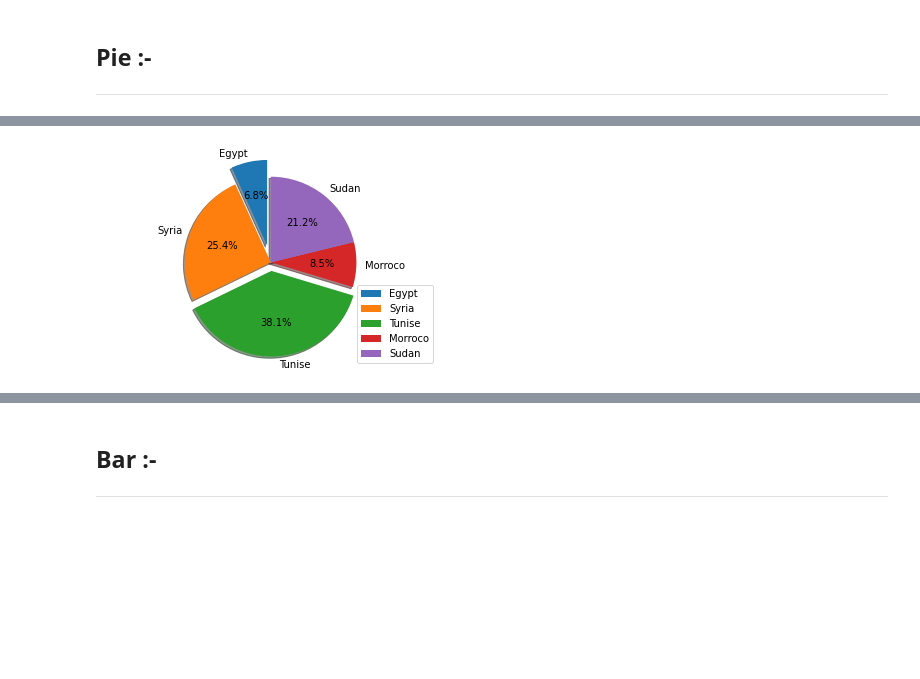
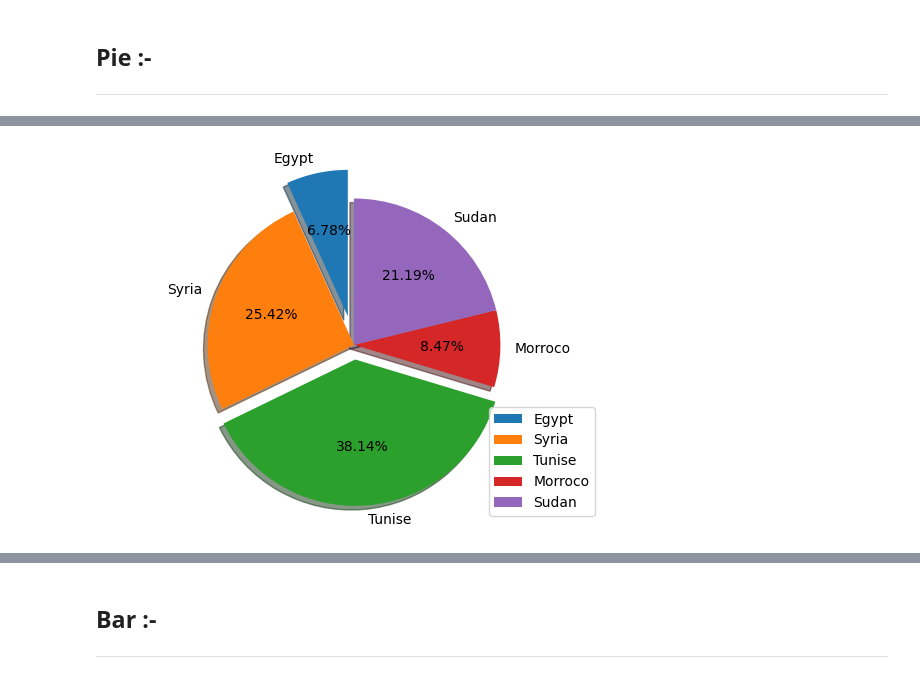
Before and after one commit to orsnaro/MSP-MachineLearning-tasks, a Jupyter notebook: matplotlib_prac/Matplotlib.ipynb, the cells around one changed output, grey strips where cells are left out. Drawn from its saved outputs; the diff is of its cells as text; code cells hidden in the pictures; blank space fills up the shorter version.

```diff
--- a/matplotlib_prac/Matplotlib.ipynb
+++ b/matplotlib_prac/Matplotlib.ipynb
@@ -224,12 +282,12 @@ plt.show()
 # %%
 plt.pie([8,30,45,10,25],labels=('Egypt','Syria','Tunise','Morroco','Sudan'),
-        explode = [0.2,0,0.1,0,0],autopct ='%1.1f%%'
+        explode = [0.2,0,0.1,0,0],autopct ='%1.2f%%' # d or i for int
         ,shadow = True,startangle=90)
 plt.axis('equal')
 plt.legend(loc = 'lower right')
 plt.show()
 # %% [output]
-[figure, old version]
+[figure, new version]
 # %%
 import random
 
```
Also changed, not shown: parts of 41 cells of this notebook, 7 other files.
